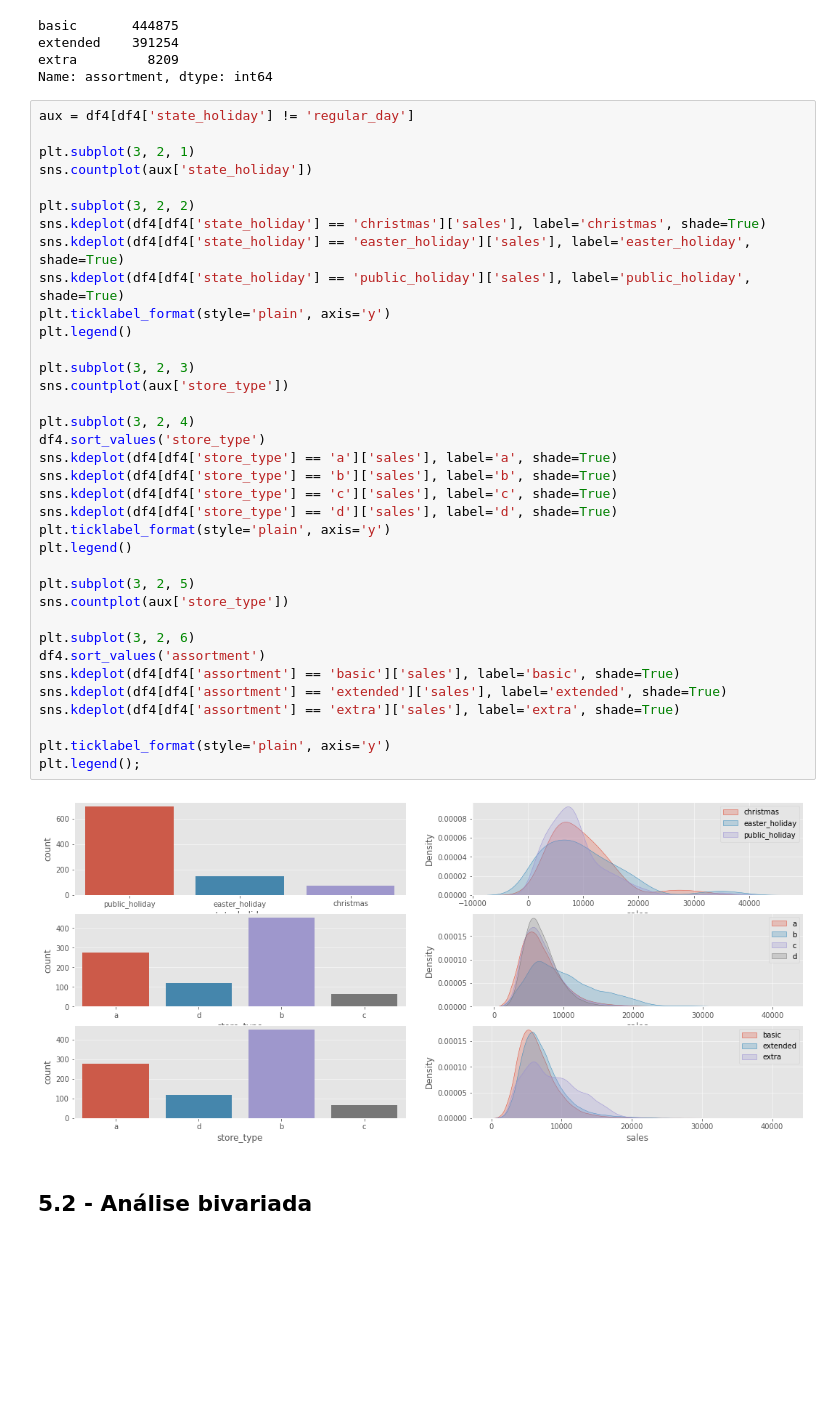
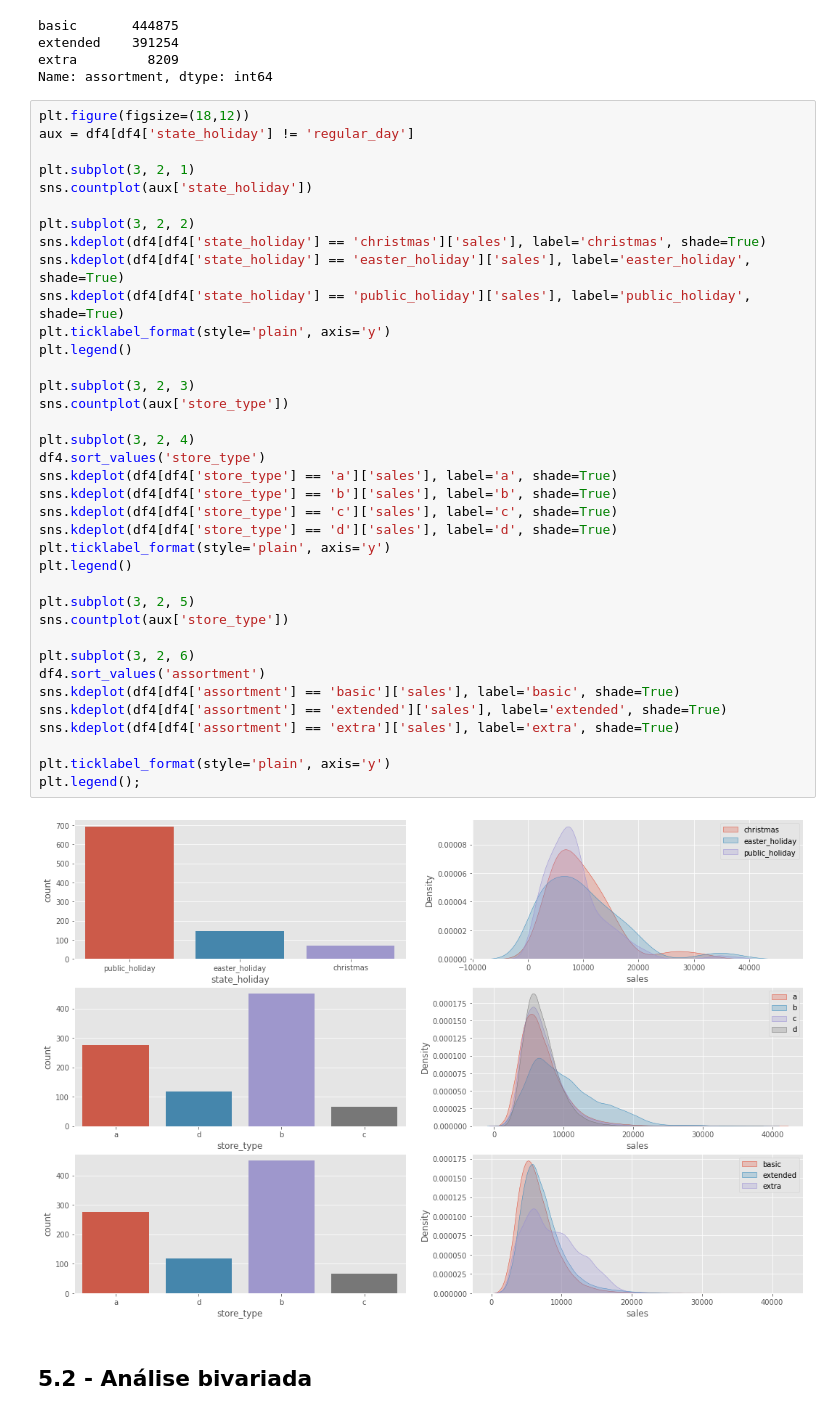
Before and after one commit to jhonatanmarques92/rossmann_sales_prediction, a Jupyter notebook: modulo_4_store_sales_prediction.ipynb, the cells around one changed output. Drawn from its saved outputs; the diff is of its cells as text; blank space fills up the shorter version.

```diff
--- a/modulo_4_store_sales_prediction.ipynb
+++ b/modulo_4_store_sales_prediction.ipynb
@@ -408,6 +410,7 @@ extended    391254
 extra         8209
 Name: assortment, dtype: int64
 # %%
+plt.figure(figsize=(18,12))
 aux = df4[df4['state_holiday'] != 'regular_day']
 
 plt.subplot(3, 2, 1)
@@ -417,33 +420,33 @@ plt.subplot(3, 2, 2)
 sns.kdeplot(df4[df4['state_holiday'] == 'christmas']['sales'], label='christmas', shade=True)
 sns.kdeplot(df4[df4['state_holiday'] == 'easter_holiday']['sales'], label='easter_holiday', shade=True)
 sns.kdeplot(df4[df4['state_holiday'] == 'public_holiday']['sales'], label='public_holiday', shade=True)
 plt.ticklabel_format(style='plain', axis='y')
 plt.legend()
 
 plt.subplot(3, 2, 3)
 sns.countplot(aux['store_type'])
 
 plt.subplot(3, 2, 4)
 df4.sort_values('store_type')
 sns.kdeplot(df4[df4['store_type'] == 'a']['sales'], label='a', shade=True)
 sns.kdeplot(df4[df4['store_type'] == 'b']['sales'], label='b', shade=True)
 sns.kdeplot(df4[df4['store_type'] == 'c']['sales'], label='c', shade=True)
 sns.kdeplot(df4[df4['store_type'] == 'd']['sales'], label='d', shade=True)
 plt.ticklabel_format(style='plain', axis='y')
 plt.legend()
 
 plt.subplot(3, 2, 5)
 sns.countplot(aux['store_type'])
 
 plt.subplot(3, 2, 6)
 df4.sort_values('assortment')
 sns.kdeplot(df4[df4['assortment'] == 'basic']['sales'], label='basic', shade=True)
 sns.kdeplot(df4[df4['assortment'] == 'extended']['sales'], label='extended', shade=True)
 sns.kdeplot(df4[df4['assortment'] == 'extra']['sales'], label='extra', shade=True)
 
 plt.ticklabel_format(style='plain', axis='y')
 plt.legend();
 # %% [output]
-[figure, old version]
+[figure, new version]
 # %% [markdown]
 ## 5.2 - Análise bivariada
```
Also changed, not shown: parts of 21 cells of this notebook.
